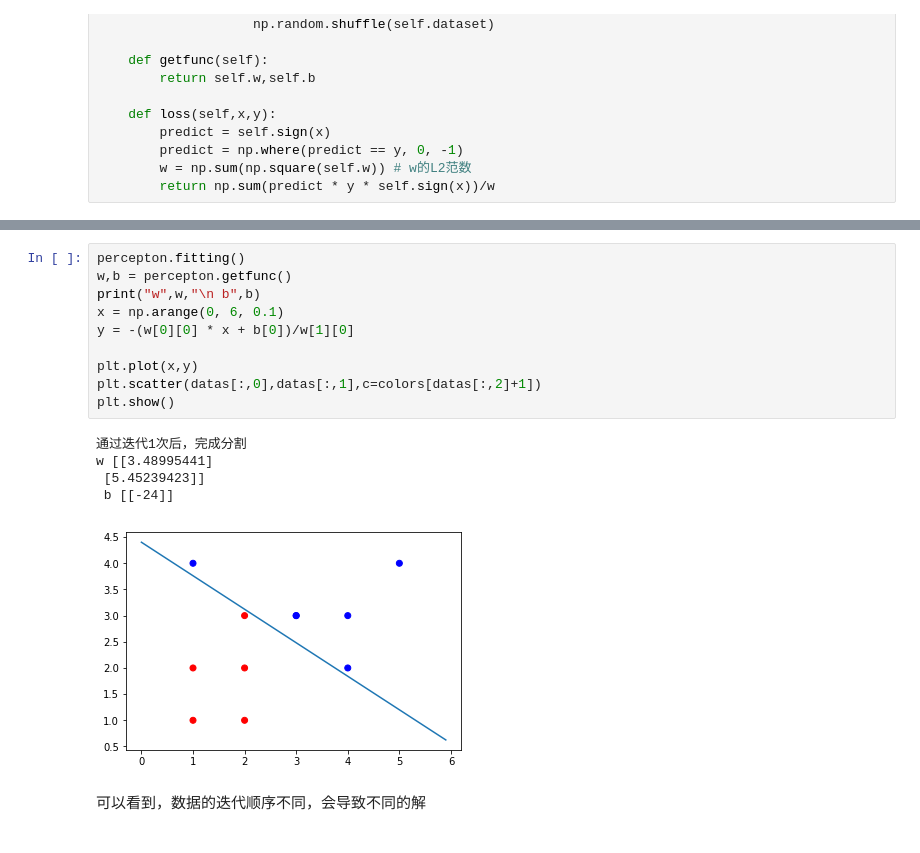
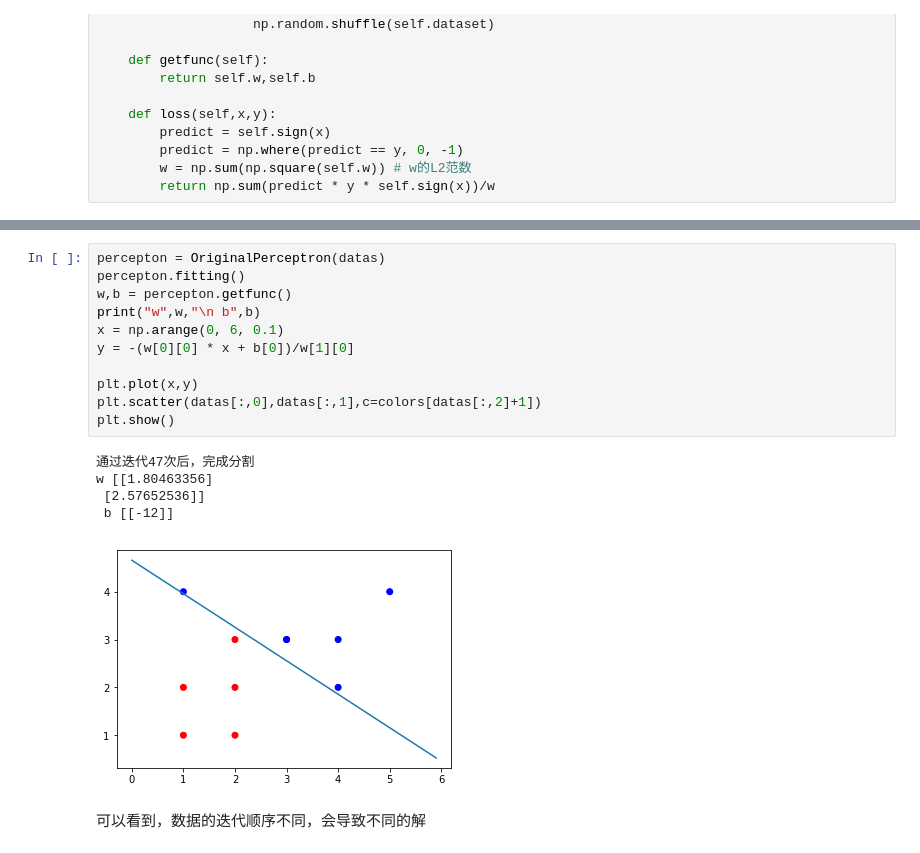
Before and after one commit to a-big-tomato/statistical-learning-method, a Jupyter notebook: chapter two/Perceptron.ipynb, the cells around one changed output, grey strips where cells are left out. Drawn from its saved outputs; the diff is of its cells as text.

```diff
--- a/chapter two/Perceptron.ipynb
+++ b/chapter two/Perceptron.ipynb
@@ -92,19 +92,20 @@ w [[3.48995441]
 # %%
+percepton = OriginalPerceptron(datas)
 percepton.fitting()
 w,b = percepton.getfunc()
 print("w",w,"\n b",b)
 x = np.arange(0, 6, 0.1)
 y = -(w[0][0] * x + b[0])/w[1][0]
 
 plt.plot(x,y)
 plt.scatter(datas[:,0],datas[:,1],c=colors[datas[:,2]+1])
 plt.show()
 # %% [output]
-通过迭代1次后，完成分割
-w [[3.48995441]
- [5.45239423]]
- b [[-24]]
+通过迭代47次后，完成分割
+w [[1.80463356]
+ [2.57652536]]
+ b [[-12]]
-[figure, old version]
+[figure, new version]
 # %% [markdown]
 可以看到，数据的迭代顺序不同，会导致不同的解
 # %% [markdown]
```
Also changed, not shown: parts of 3 cells of this notebook.
